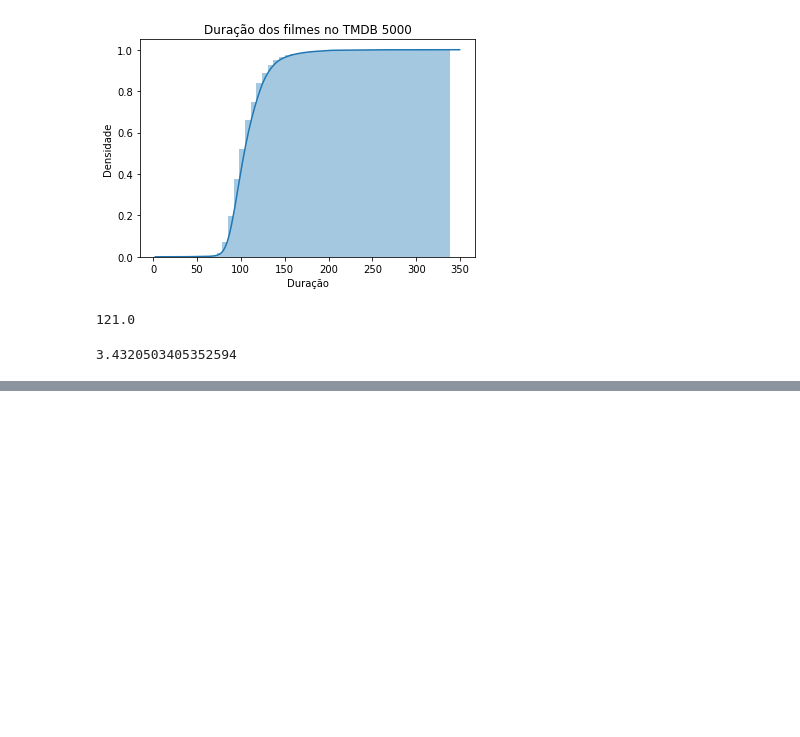
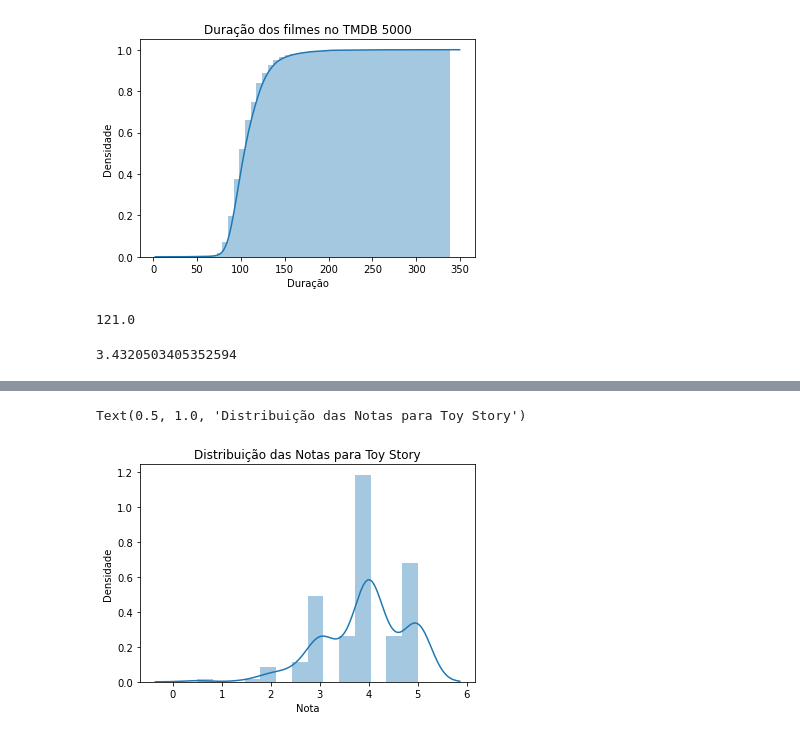
Before and after one commit to wiliands/estatistica_python, a Jupyter notebook: 04 - Testes_Estatisticos/DataScience_IntroducaoTeste.ipynb, the cells around one changed output, grey strips where cells are left out. Saved outputs shown, nothing was run; the diff lists cells and outputs as text; code cells hidden in the pictures; blank space fills up the shorter version.

```diff
--- a/04 - Testes_Estatisticos/DataScience_IntroducaoTeste.ipynb
+++ b/04 - Testes_Estatisticos/DataScience_IntroducaoTeste.ipynb
@@ -218,0 +237,3 @@ plt.plot(medias)
+# %%
+notas1 = notas_movies_lens.query("movieId == 1")
+notas1.head()
@@ -218,0 +247,7 @@ plt.plot(medias)
+# %%
+ax = sns.distplot(notas1.rating, norm_hist = False)
+ax.set(xlabel="Nota", ylabel="Densidade")
+ax.set_title("Distribuição das Notas para Toy Story")
+# %% [output]
+Text(0.5, 1.0, 'Distribuição das Notas para Toy Story')
+[figure, added]
```
Also changed, not shown: parts of 12 cells of this notebook.
